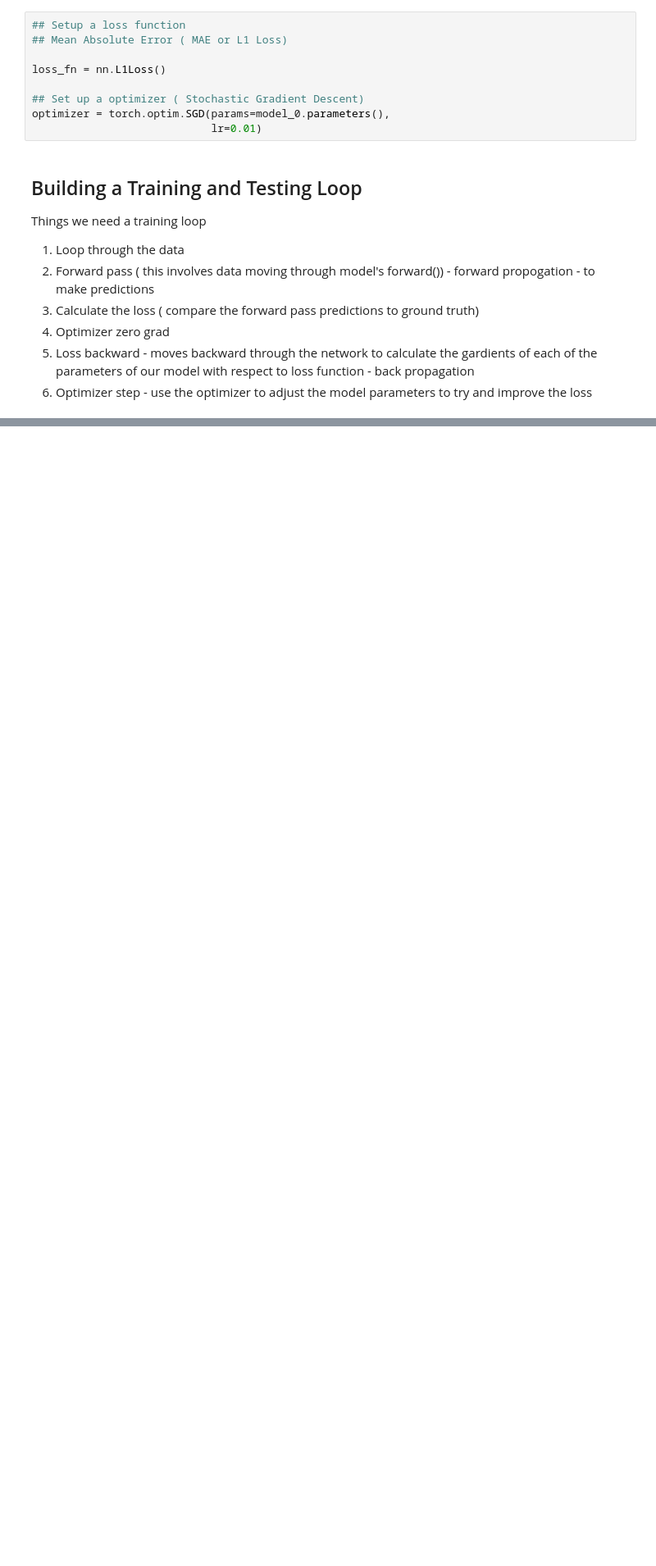
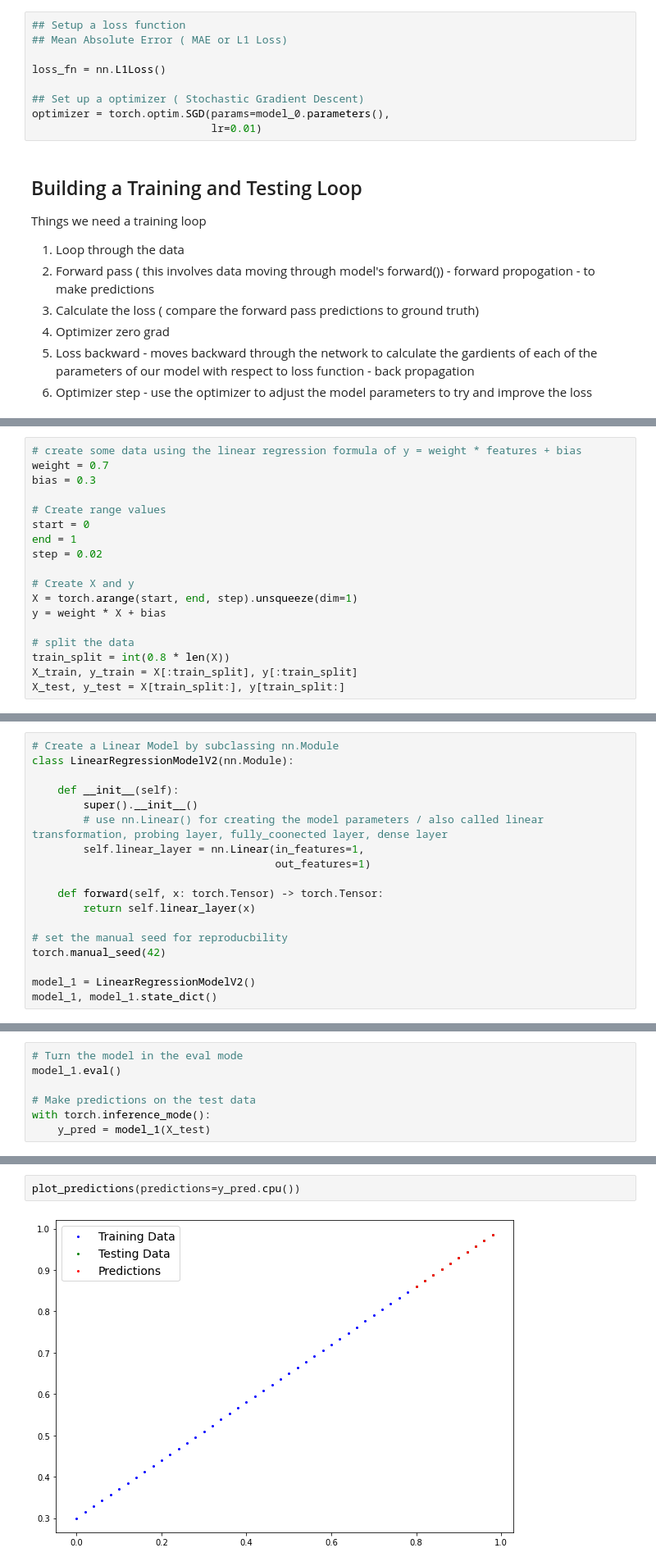
Before and after one commit to mazumdarabhinav/pytorch-content, a Jupyter notebook: 3-pytorch-worflow.ipynb, the cells around one changed output, grey strips where cells are left out. Shown: that part at 82% size. Saved outputs shown, nothing was run; the diff lists cells and outputs as text; blank space fills up the shorter version.

```diff
--- a/3-pytorch-worflow.ipynb
+++ b/3-pytorch-worflow.ipynb
@@ -284,0 +409,18 @@ plot_predictions(predictions=y_pred)
+# %%
+# create some data using the linear regression formula of y = weight * features + bias
+weight = 0.7
+bias = 0.3
+
+# Create range values
+start = 0
+end = 1
+step = 0.02
+
+# Create X and y
+X = torch.arange(start, end, step).unsqueeze(dim=1)
+y = weight * X + bias
+
+# split the data
+train_split = int(0.8 * len(X))
+X_train, y_train = X[:train_split], y[:train_split]
+X_test, y_test = X[train_split:], y[train_split:]
@@ -284,0 +458,18 @@ plot_predictions(predictions=y_pred)
+# %%
+# Create a Linear Model by subclassing nn.Module
+class LinearRegressionModelV2(nn.Module):
+
+    def __init__(self):
+        super().__init__()
+        # use nn.Linear() for creating the model parameters / also called linear transformation, probing layer, fully_coonected layer, dense layer
+        self.linear_layer = nn.Linear(in_features=1,
+                                      out_features=1)
+
+    def forward(self, x: torch.Tensor) -> torch.Tensor:
+        return self.linear_layer(x)
+
+# set the manual seed for reproducbility
+torch.manual_seed(42)
+
+model_1 = LinearRegressionModelV2()
+model_1, model_1.state_dict()
@@ -284,0 +575,7 @@ plot_predictions(predictions=y_pred)
+# %%
+# Turn the model in the eval mode
+model_1.eval()
+
+# Make predictions on the test data
+with torch.inference_mode():
+    y_pred = model_1(X_test)
@@ -284,0 +584,4 @@ plot_predictions(predictions=y_pred)
+# %%
+plot_predictions(predictions=y_pred.cpu())
+# %% [output]
+[figure, added]
```
Also changed, not shown: parts of 36 cells of this notebook.
